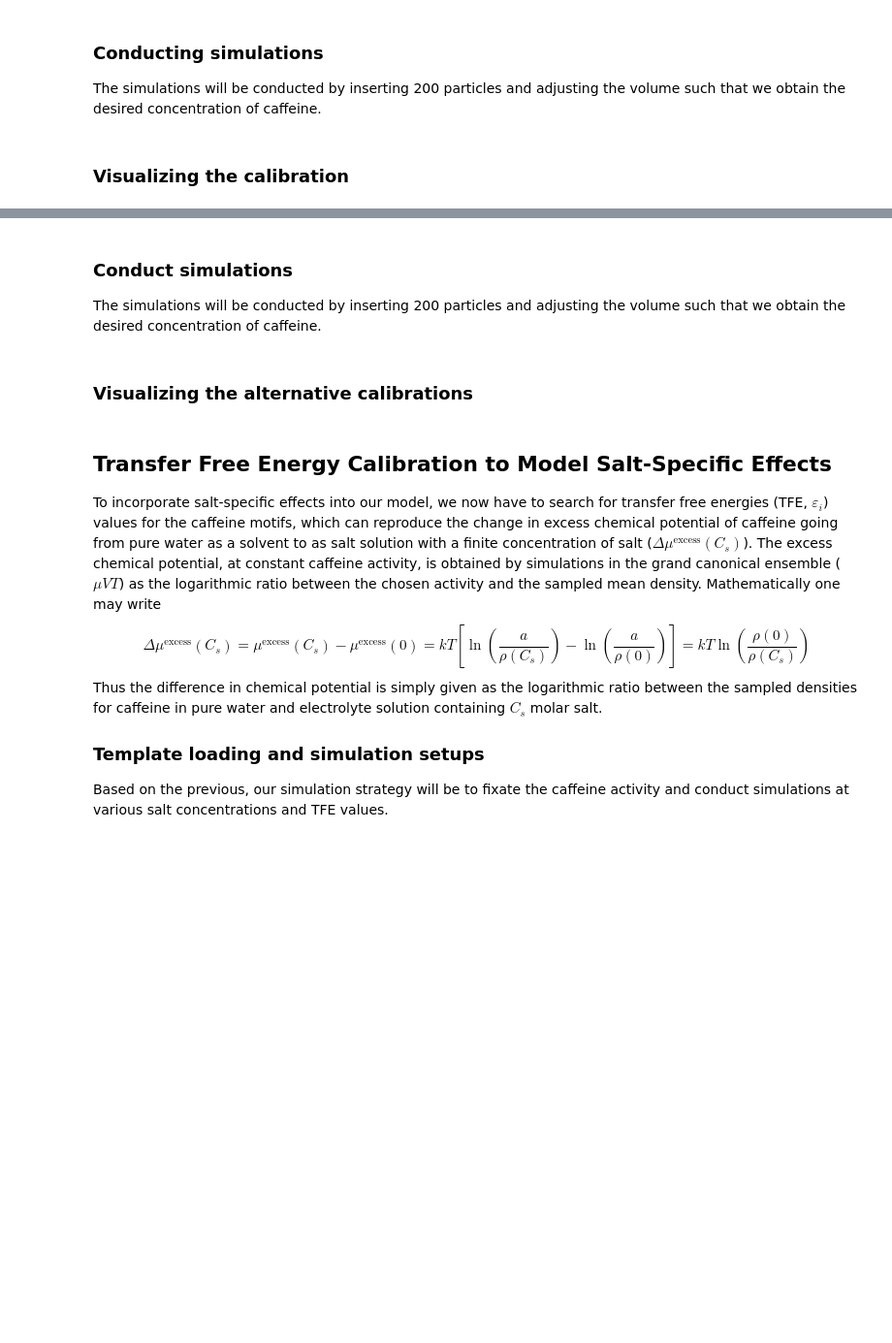
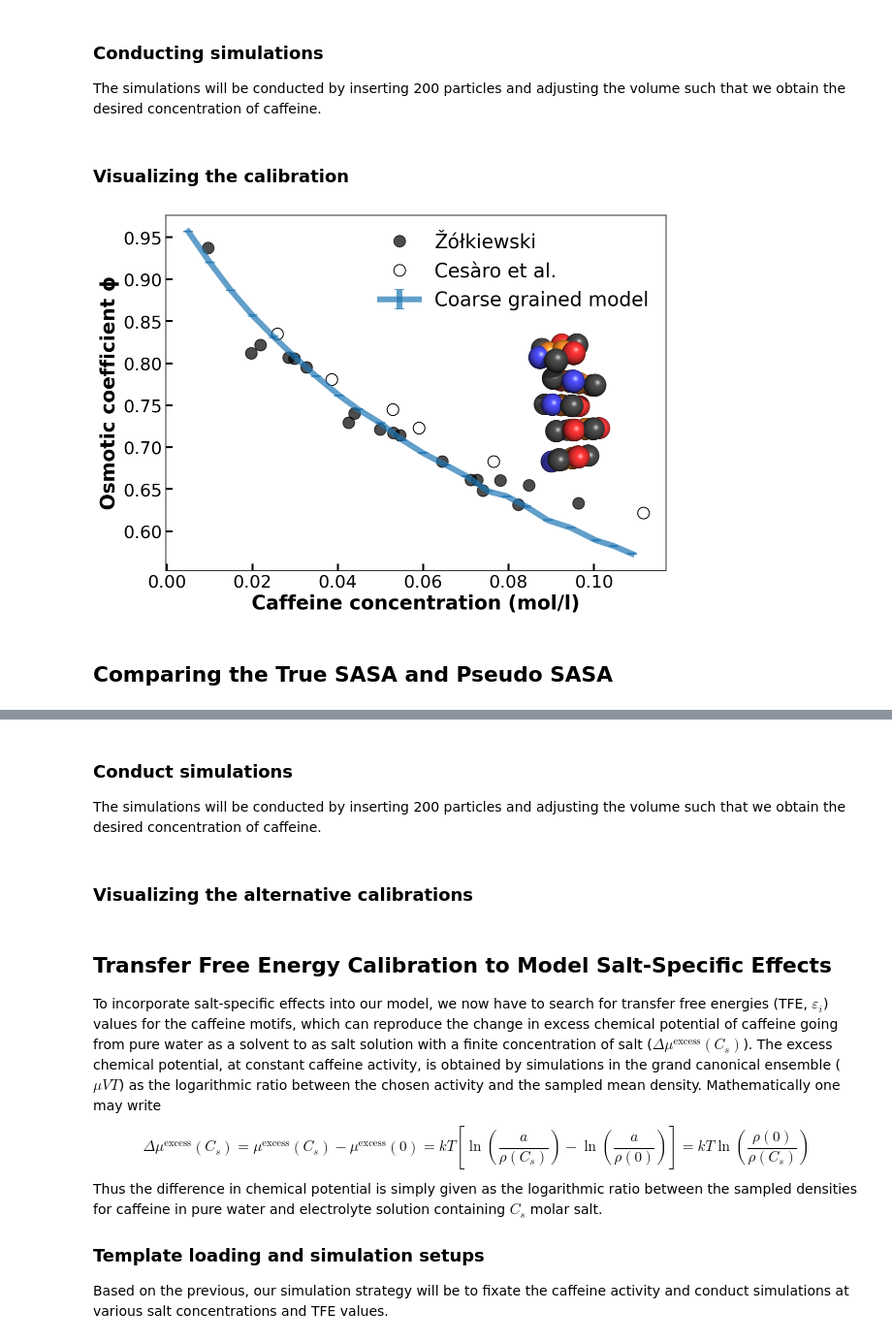
Before and after one commit to mlund/SI-caffeine-surface-area, a Jupyter notebook: CG_MC_Simulations.ipynb, the cells around one changed output, grey strips where cells are left out. Shown at 97% size. Drawn from its saved outputs; the diff is of its cells as text; code cells hidden in the pictures; blank space fills up the shorter version.

Commit message:
Updated figures

```diff
--- a/CG_MC_Simulations.ipynb
+++ b/CG_MC_Simulations.ipynb
@@ -87,7 +110,7 @@ numOfSims = 0
 
 # Input parameters for the simulation
 jinjaInput = {
-'Homedir': ''
+'Homedir': '',
 'Length': '',
 'Steps': '',
 'Tension': '',
@@ -95,7 +118,8 @@ jinjaInput = {
 'EquilSteps': ''
 }
 
-for caffeineConcentration in Ccaffine_list:
+for caffeineConcentration in caffeineConcentrations:
+    %cd -q $homedir
     # Calculate box size
     boxLength = np.around(np.cbrt(200 * Na**(-1) / float(caffeineConcentration) * litre_to_Åcube))
 
@@ -116,8 +140,15 @@ for caffeineConcentration in Ccaffine_list:
     ymlFile.close()
     !chmod u+x $filePath
     %cd -q $folderPath
-    !./Caffeine_calibration.yml > Caffeine_calibration.json
-    subprocess.call(['screen','-d','-m', 'nice', 'faunus', '-v6', '-i', 'Caffeine_calibration.json'])
+    !python /home/stefan/faunus/scripts/yason.py Caffeine_calibration.yml > Caffeine_calibration.json
+
+    with open('submit.pbs', 'w') as text_file:
+        text_file.write(submit_script.format(path=os.getcwd(), conc=caffeineConcentration))
+    text_file.close()
+    !qsub submit.pbs
+    time.sleep(1) # Safety in submission of jobs: can cause problems if too fast
+
+    #subprocess.call(['screen','-d','-m', 'nice', 'faunus', '-v6', '-i', 'Caffeine_calibration.json'])
     numOfSims += 1
 
 print('Number of simulations submitted: {}'.format(numOfSims))
@@ -138,6 +169,8 @@ conc_exp3 = [0.1027, 0.0895, 0.0702, 0.0509, 0.0296, 0.0203] # (35.0 °C)
 osm_exp3  = [0.656,  0.680,  0.720,  0.755,  0.837,  0.877]  # (35.0 °C)
 ###########################
 
+INSERT = True # Choose to do insert
+
 %cd -q $homedir
 fig = plt.figure(figsize=(8.4,6))
 ax = fig.add_subplot(111)
@@ -146,10 +179,10 @@ Clist = []              # Concentrations
 Ocoefficient_list = []  # Mean of mean osmotic coefficients
 Ocoefficient_error = [] # Standard deviations of mean osmotic coefficients
 
-for caffeineConcentration in Ccaffine_list:
+for caffeineConcentration in caffeineConcentrations:
     with open ('Simulations/osmoticCalibration/{0:.3g}/out.json'.format(caffeineConcentration)) as json_file:
         data = json.load(json_file)
-    pid = data['analysis'][0]['density']['molecular']['CFF1']['c/M'] * Na / litre_to_Åcube
+    pid = data['analysis'][0]['molecule_density']['densities']['CFF1']['c/M'] * Na / litre_to_Åcube
 
     dV = 5              # Volume perturbation in cubic Ångstrom
     Boltzmann_factor = np.loadtxt("Simulations/osmoticCalibration/{0:.3g}/volume.dat".format(caffeineConcentration), unpack=True, usecols=(3), skiprows=1)
@@ -159,31 +192,46 @@ for caffeineConcentration in Ccaffine_list:
     osmoticCoeffificent = (pid+pex)/pid
 
     Ocoefficient_list.append(osmoticCoeffificent.mean())
     Ocoefficient_error.append(osmoticCoeffificent.std())
-    Clist.append(data['analysis'][0]['density']['molecular']['CFF1']['c/M'])
+    Clist.append(data['analysis'][0]['molecule_density']['densities']['CFF1']['c/M'])
 
 # Plot simulation data
 ax.errorbar(Clist, Ocoefficient_list, yerr=Ocoefficient_error, linestyle='solid', linewidth=6,
             label='Coarse grained model', alpha=0.7, capsize=5)
 
 # plot experimental sets
 ax.plot(conc_exp1, osm_exp1, 'ko', label='Žółkiewski', ms=12, alpha=0.7)
 ax.plot(conc_exp2, osm_exp2, 'ko', label='Cesàro et al.', markerfacecolor='none', ms=12)
+
+if INSERT:
+    ax_insert = fig.add_axes([.64, .35, .35, .35]) # Construct embedded axis
+    img = mpimg.imread('Figures/Caffeine_Configuration.png')
+    ax_insert.imshow(img)
+    ax_insert.spines['right'].set_visible(False)
+    ax_insert.spines['top'].set_visible(False)
+    ax_insert.spines['bottom'].set_visible(False)
+    ax_insert.spines['left'].set_visible(False)
+    ax_insert.tick_params(axis='both', labelbottom=False, top=False, left=False, right=False, bottom=False, labelleft=False)
+    ax_insert.patch.set_alpha(0.01)
 
 # Sets labels and limits
 ax.set_xlabel(r'Caffeine concentration (mol/l)', weight='bold',  size=20)
 ax.set_ylabel(r'Osmotic coefficient ϕ', weight='bold', size=20)
 
 # Sets axes ticks
 ax.minorticks_off()
 ax.tick_params(which='both', width=2, direction='in')
 ax.tick_params(which='major', length=7, direction='in')
 ax.tick_params(which='minor', length=3, direction='in')
 for tick in list(itertools.chain(*[ax.xaxis.get_major_ticks(), ax.yaxis.get_major_ticks()])):
     tick.label.set_fontsize(18)
 
 # Legend
 ax.legend(loc='best', fontsize=20, frameon=False)
 
 fig.tight_layout()
 fig.savefig('Figures/Osmotic_coefficient.pdf', bbox_inches='tight')
+# %% [output]
+[figure, added]
+# %% [markdown]
+## Comparing the True SASA and Pseudo SASA
```
Also changed, not shown: parts of 14 cells of this notebook, 7 other files.
